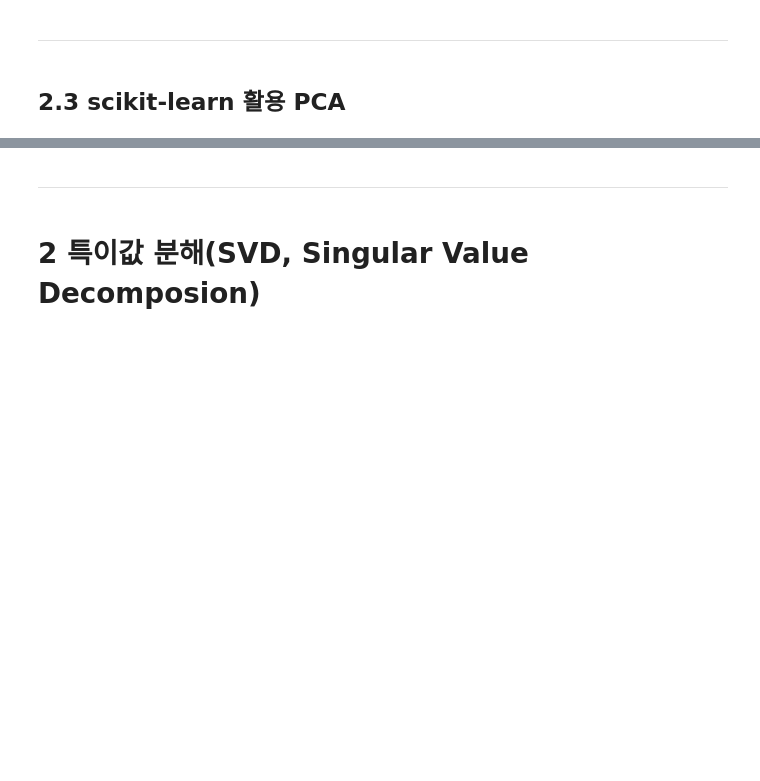
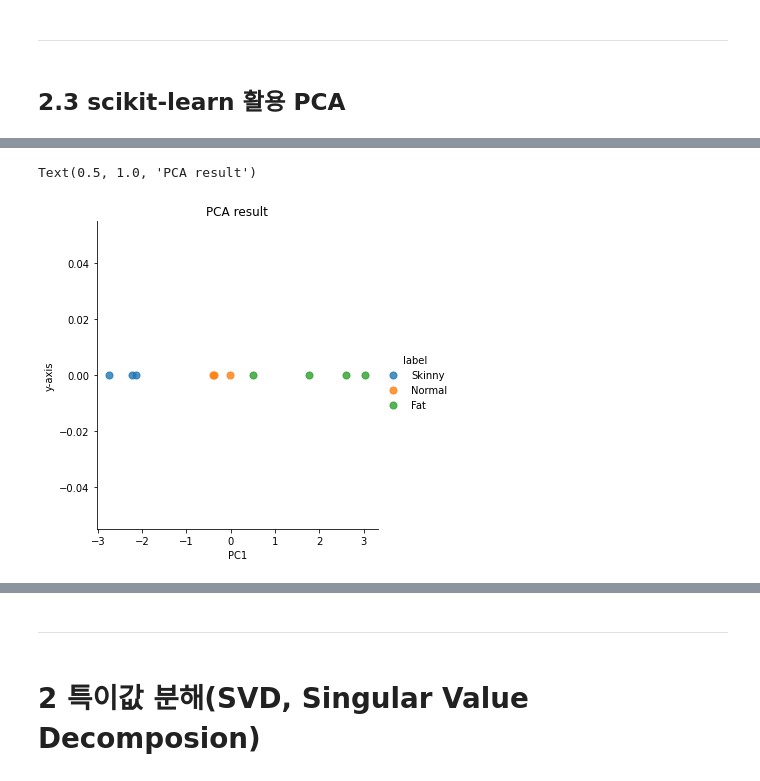
Before and after one commit to gyuholee94/NLP, a Jupyter notebook: Appendix_D_Linear_Algebra의_사본의_사본.ipynb, the cells around one changed output, grey strips where cells are left out. Saved outputs shown, nothing was run; the diff lists cells and outputs as text; code cells hidden in the pictures; blank space fills up the shorter version.

```diff
--- a/Appendix_D_Linear_Algebra의_사본의_사본.ipynb
+++ b/Appendix_D_Linear_Algebra의_사본의_사본.ipynb
@@ -55,2 +83,4 @@ df.head()
 # %%
 # Y is labels
+Y = df[['body_shape']]
+Y
@@ -57,2 +99,6 @@ df.head()
 # %% [markdown]
 ### 3) feature vector 표준화
+# %%
+from sklearn.preprocessing import StandardScaler
+x_std = StandardScaler().fit_transform(X)
+x_std
@@ -70,3 +211,8 @@ import numpy as np
 ---
 # %% [markdown]
 ## 2.3 scikit-learn 활용 PCA
+# %%
+from sklearn import decomposition
+pca = decomposition.PCA(n_components=1)#n은 차원이라고 생각해
+sklearn_pca_x = pca.fit_transform(x_std)
+sklearn_pca_x
@@ -72,0 +230,5 @@ import numpy as np
+# %%
+sklearn_result = pd.DataFrame(sklearn_pca_x, columns=['PC1'])#얘는 차원에 따라늘어나
+sklearn_result['y-axis'] = 0.0
+sklearn_result['label'] = Y
+sklearn_result
@@ -72,0 +247,12 @@ import numpy as np
+# %%
+import matplotlib.pyplot as plt
+import seaborn as sns
+%matplotlib inline
+
+sns.lmplot('PC1', 'y-axis', data=sklearn_result, fit_reg=False,
+           scatter_kws={"s": 50},
+           hue="label")
+plt.title('PCA result')
+# %% [output]
+Text(0.5, 1.0, 'PCA result')
+[figure, added]
```
Also changed, not shown: parts of 25 cells of this notebook.
